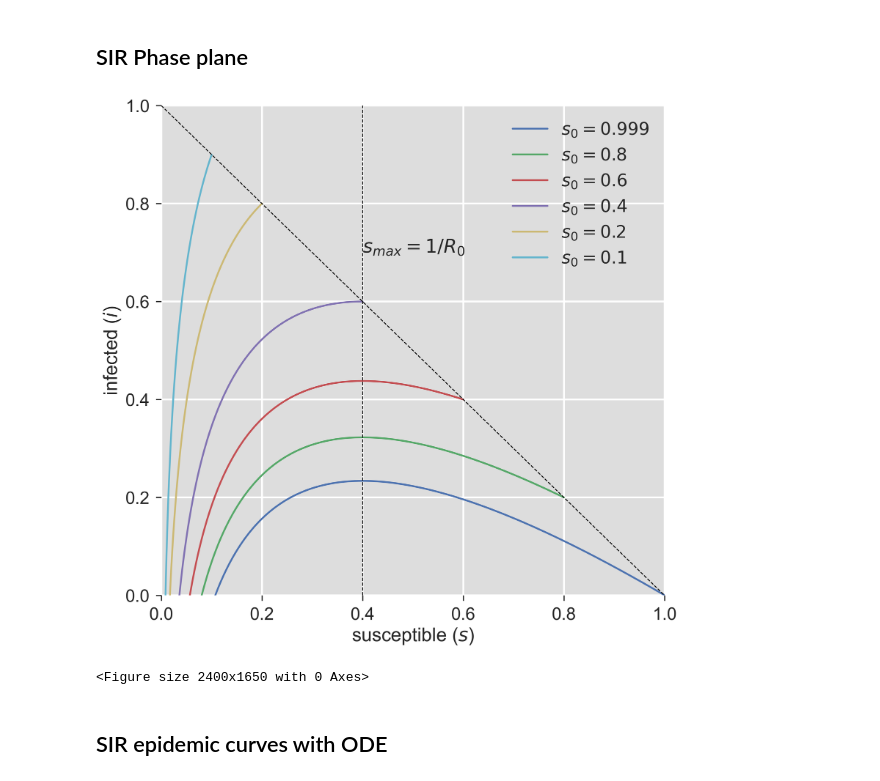
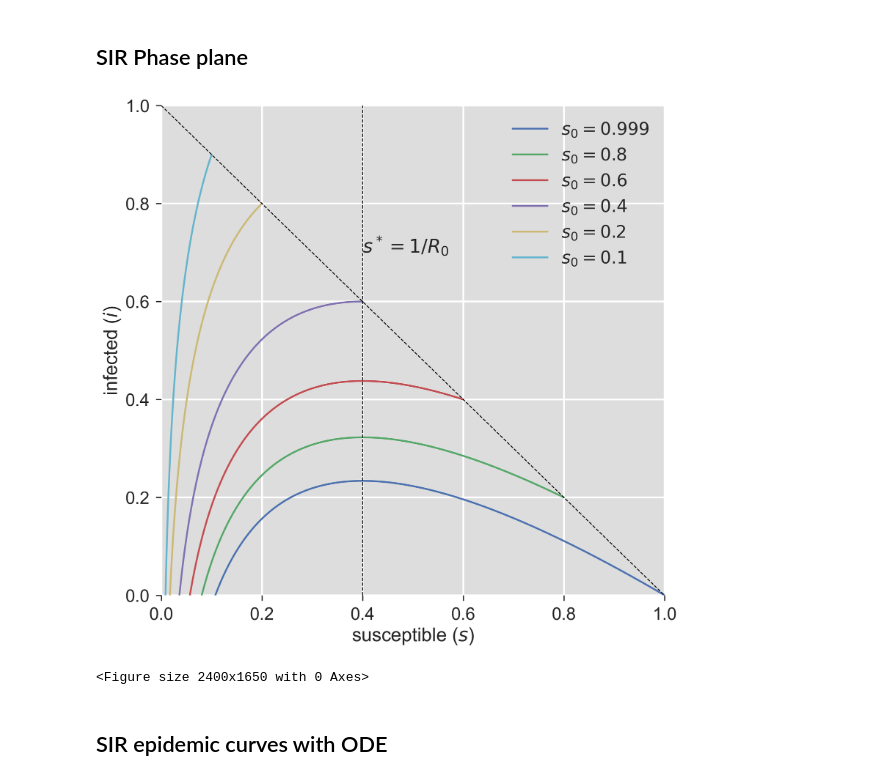
Before and after one commit to leo-pfeiffer/epi-sim, a Jupyter notebook: lib/experiments/9_thesis_graphics.ipynb, the cells around one changed output. Cells and saved outputs as stored; diff of their text form; code cells hidden in the pictures.

```diff
--- a/lib/experiments/9_thesis_graphics.ipynb
+++ b/lib/experiments/9_thesis_graphics.ipynb
@@ -60,35 +60,35 @@ ax = fig.add_subplot(111, facecolor='#dddddd')
 
 ics = [1, 200, 400, 600, 800, 900]
 
 for i0 in ics:
     I0, R0 = i0, 0
     S0 = N - I0 - R0
     y0 = S0, I0, R0
 
     ret = odeint(deriv, y0, t, args=(N, beta, alpha))
     S, I, R = ret.T
     ax.plot(S / 1000, I / 1000, lw=2, label=f'$s_0={str(S0/1000)[:7]}$')
 
 ax.plot([0, 1], [1, 0], 'k--', lw=1)
 ax.plot([1/sigma, 1/sigma], [0, 1], 'k--', lw=1)
-ax.text(1/sigma, 1-1/sigma+0.1, s='$s_{max}=1/R_0$')
+ax.text(1/sigma, 1-1/sigma+0.1, s='$s^*=1/R_0$')
 
 ax.set_xlabel('susceptible ($s$)')
 ax.set_ylabel('infected ($i$)')
 ax.grid(b=True, which='major', c='w', lw=2, ls='-')
 ax.set_xlim(0, 1)
 ax.set_ylim(0, 1)
 legend = ax.legend()
 legend.get_frame().set_alpha(0.5)
 
 for spine in ('top', 'right', 'bottom', 'left'):
     ax.spines[spine].set_visible(False)
 
 
 plt.show()
 plt.savefig(GRAPHICS + '/sir-phase-plane.png')
 # %% [output]
-[figure, old version]
+[figure, new version]
 <Figure size 2400x1650 with 0 Axes>
 # %% [markdown]
 ## SIR epidemic curves with ODE
```
